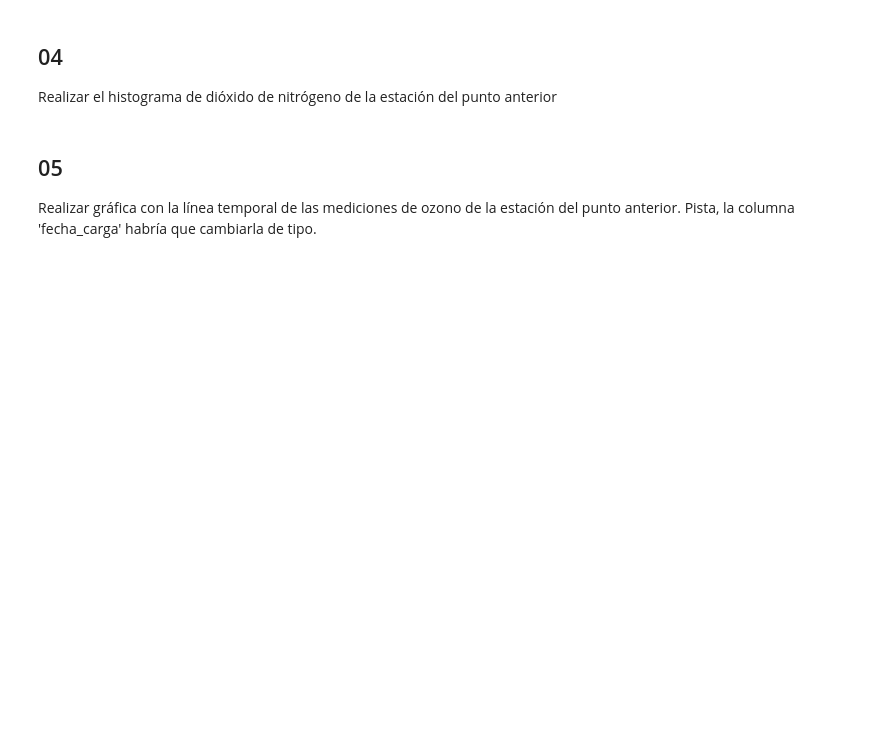
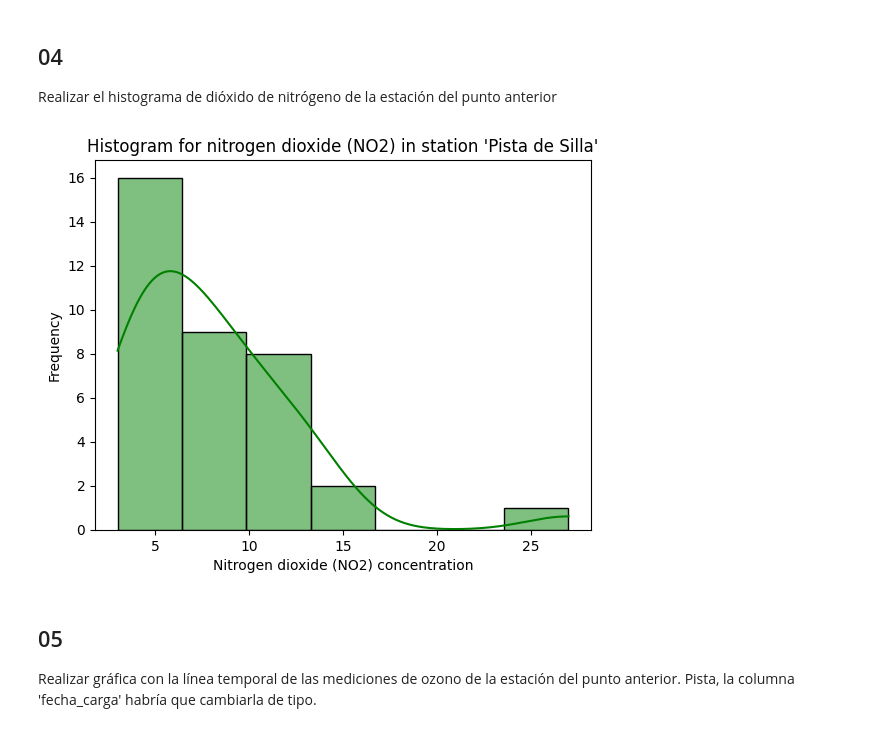
Before and after one commit to acabrerod/miar, a Jupyter notebook: 01_miar_python/dataset_exploration/01MIAR_ACT_Video.ipynb, the cells around one changed output. Drawn from its saved outputs; the diff is of its cells as text; code cells hidden in the pictures; blank space fills up the shorter version.

```diff
--- a/01_miar_python/dataset_exploration/01MIAR_ACT_Video.ipynb
+++ b/01_miar_python/dataset_exploration/01MIAR_ACT_Video.ipynb
@@ -115,3 +134,13 @@ Realizar el histograma de dióxido de nitrógeno de la estación del punto anter
+# %%
+df_station_26 = df[df["objectid"] == 26]
+sns.histplot(data = df_station_26, x = "no2", kde = True, color = "green")
+
+plt.title("Histogram for nitrogen dioxide (NO2) in station 'Pista de Silla'")
+plt.xlabel("Nitrogen dioxide (NO2) concentration")
+plt.ylabel("Frequency")
+plt.show()
+# %% [output]
+[figure, added]
 # %% [markdown]
 ## 05
 Realizar gráfica con  la línea temporal de las mediciones de ozono de la estación del punto anterior. Pista, la columna 'fecha_carga' habría que cambiarla de tipo.
```
Also changed, not shown: parts of 9 cells of this notebook, 1 other file.
